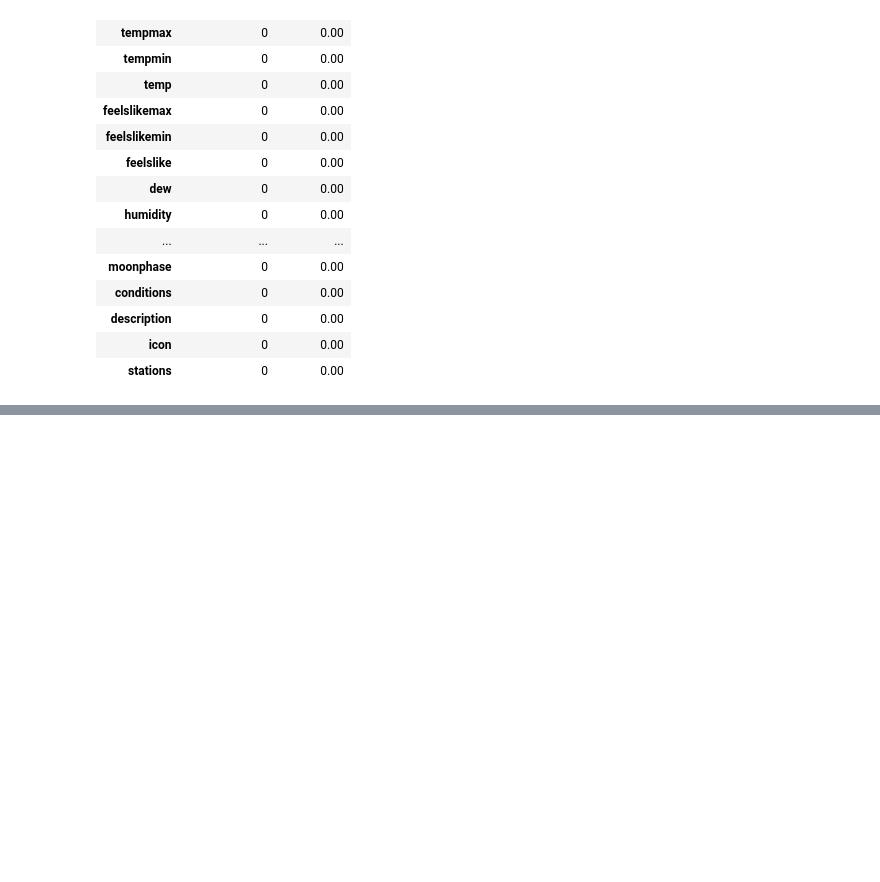
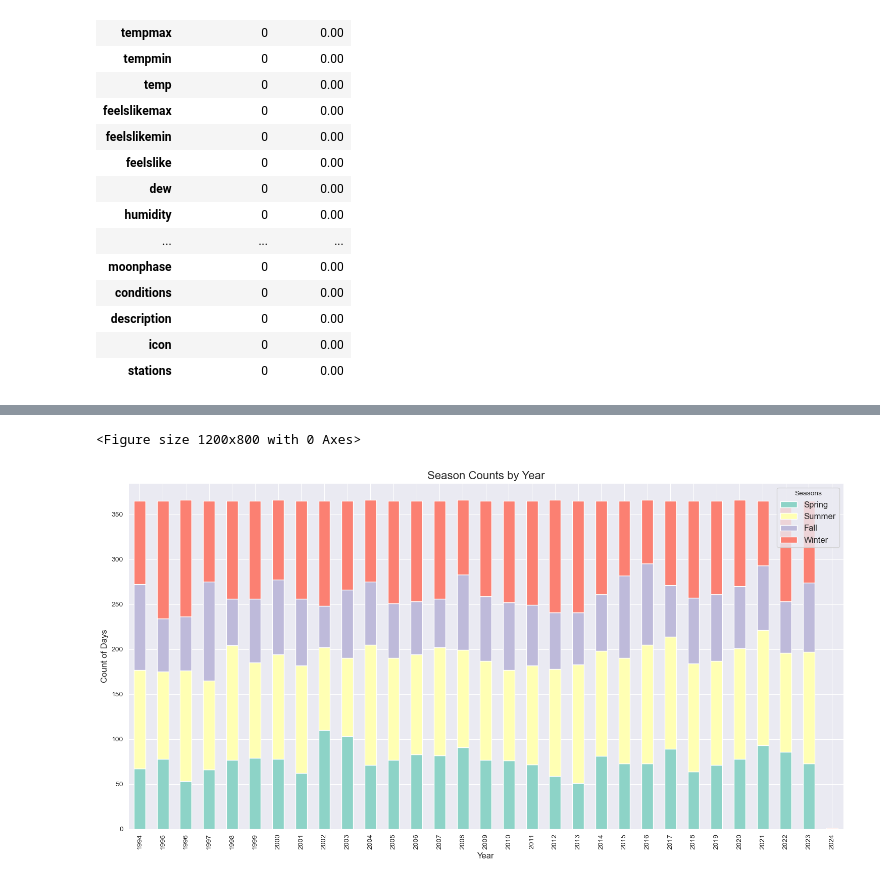
Before and after one commit to dev-jhjoo/SeoulWeatherAnalysis, a Jupyter notebook: analysis.ipynb, the cells around one changed output, grey strips where cells are left out. Cells and saved outputs as stored; diff of their text form; code cells hidden in the pictures; blank space fills up the shorter version.

```diff
--- a/analysis.ipynb
+++ b/analysis.ipynb
@@ -92,0 +225,3 @@ missing_data_summary.round(2)
+# %%
+df['seasons'] = determine_season(df['temp_celsius'].tolist())
+df.to_csv('./data/seoul 1994-01-01 to 2024-01-01.csv', index=False)
@@ -92,0 +258,10 @@ missing_data_summary.round(2)
+# %%
+# 새로운 DF 선언
+year_season_count = pd.DataFrame()
+
+# datetime을 date type으로 변경 후 year 추출
+year_season_count['year'] = pd.to_datetime(df['datetime']).dt.year
+year_season_count['season'] = df['seasons']
+
+# 년도별로 계절을 카운트
+year_season_count.groupby(['year', 'season']).size().unstack(fill_value=0)
@@ -92,0 +287,29 @@ missing_data_summary.round(2)
+# %%
+# 데이터 준비
+year_season_count_plot = (
+    year_season_count
+    .groupby(['year', 'season'])
+    .size()
+    .unstack(fill_value=0)
+).reindex(columns=['Spring', 'Summer', 'Fall', 'Winter'])
+
+# 그래프 크기 설정
+plt.figure(figsize=(12, 8))
+
+# 막대 그래프 생성 (stacked bar chart)
+year_season_count_plot.plot(kind='bar', stacked=True, figsize=(15, 8), color=sns.color_palette("Set3"))
+
+# 그래프 제목과 축 레이블 설정
+plt.title('Season Counts by Year', fontsize=16)
+plt.xlabel('Year', fontsize=12)
+plt.ylabel('Count of Days', fontsize=12)
+
+# 범례 설정
+plt.legend(title='Seasons', fontsize=12)
+
+# 그래프 출력
+plt.tight_layout()
+plt.show()
+# %% [output]
+<Figure size 1200x800 with 0 Axes>
+[figure, added]
```
Also changed, not shown: parts of 13 cells of this notebook, 2 other files.
